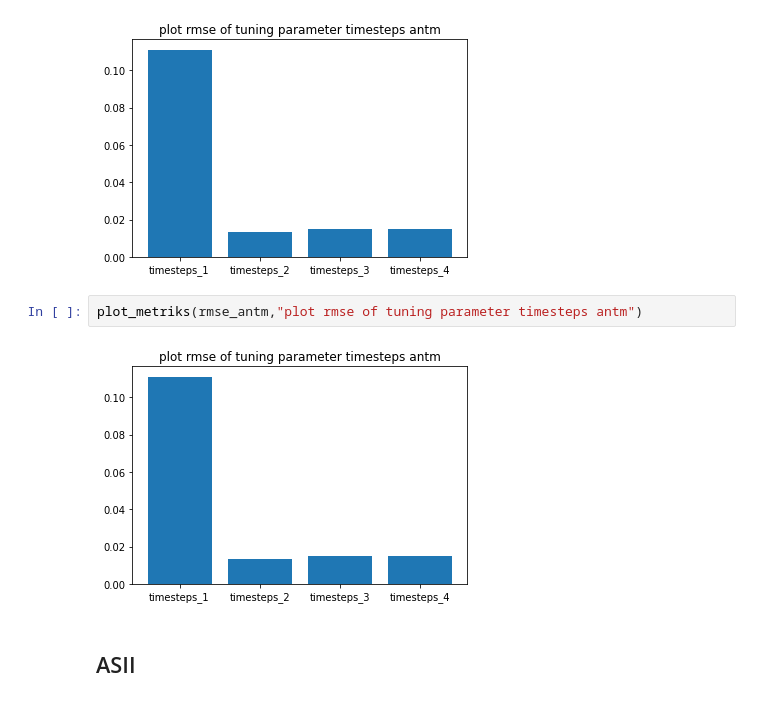
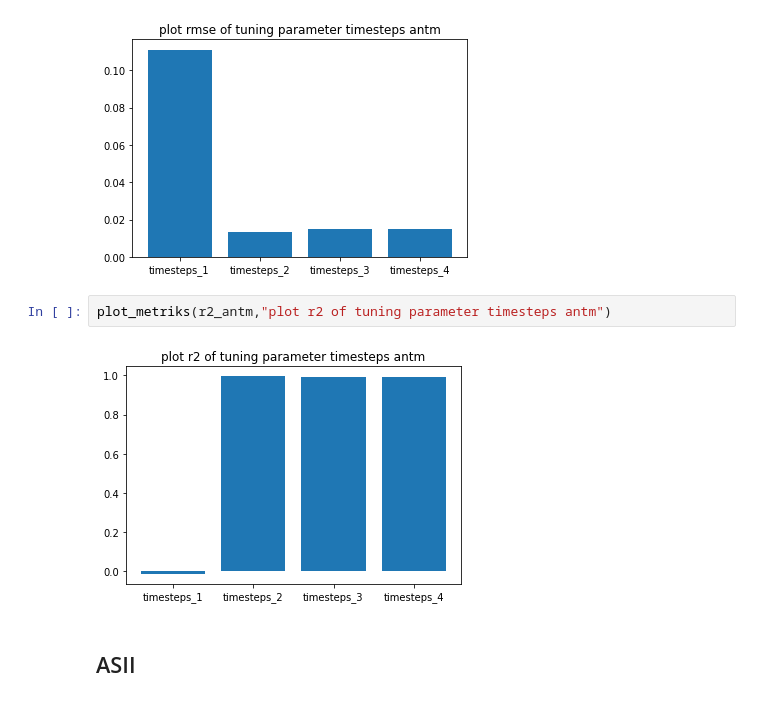
Before and after one commit to Limeless04/Stock-Price-modeling-with-LSTM, a Jupyter notebook: lstm_plot.ipynb, the cells around one changed output. Cells and saved outputs as stored; diff of their text form.

```diff
--- a/lstm_plot.ipynb
+++ b/lstm_plot.ipynb
@@ -33,9 +33,9 @@ plot_metriks(rmse_antm,"plot rmse of tuning parameter timesteps antm")
 # %% [output]
 [figure]
 # %%
-plot_metriks(rmse_antm,"plot rmse of tuning parameter timesteps antm")
+plot_metriks(r2_antm,"plot r2 of tuning parameter timesteps antm")
 # %% [output]
-[figure, old version]
+[figure, new version]
 # %% [markdown]
 ## ASII
 # %%
```
Also changed, not shown: parts of 26 cells of this notebook, 1 other file.
